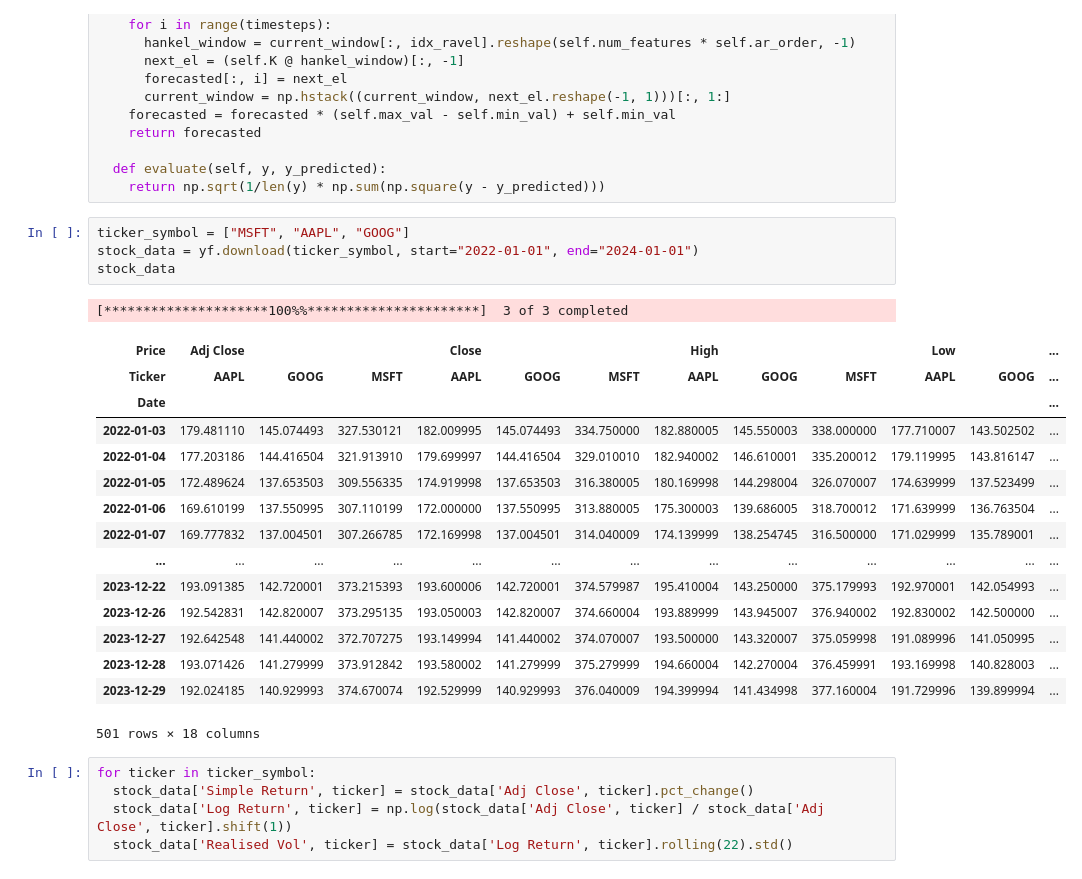
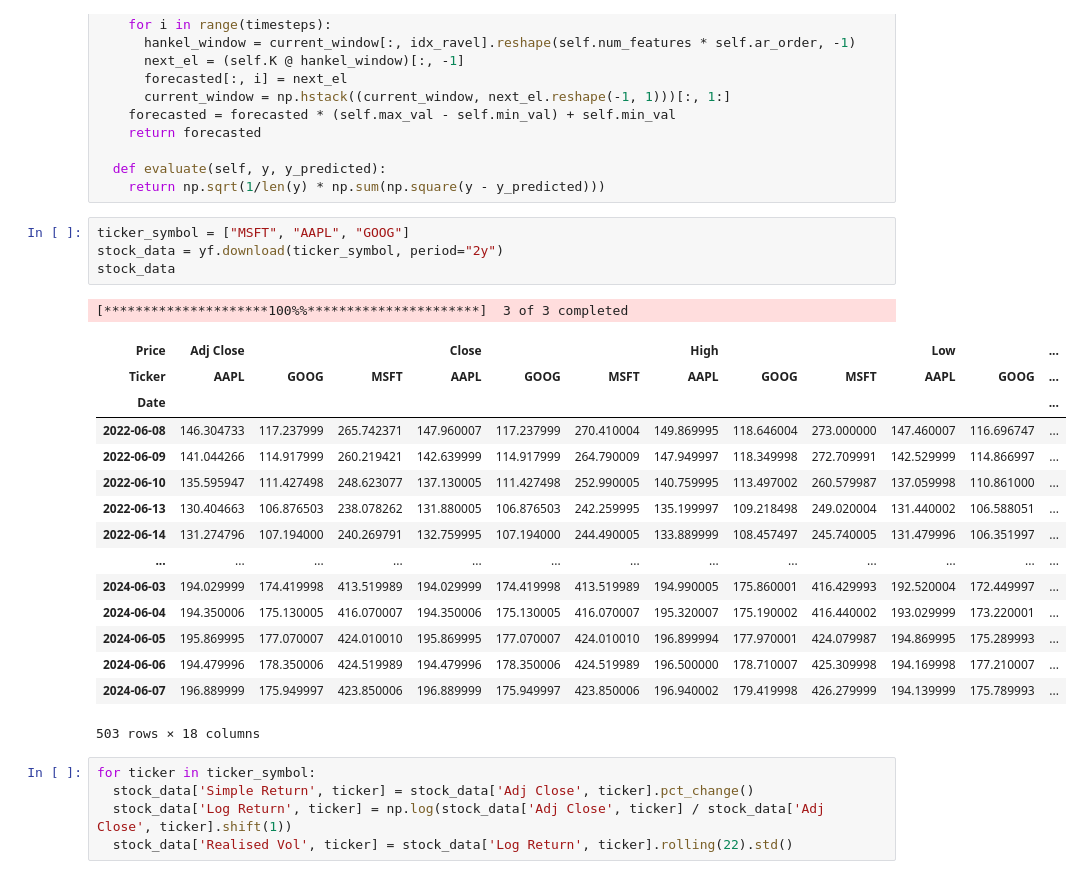
Before and after one commit to chrischris531/fyp, a Jupyter notebook: real_financial_datasets_notebook.ipynb, the cells around one changed output. Cells and saved outputs as stored; diff of their text form.

```diff
--- a/real_financial_datasets_notebook.ipynb
+++ b/real_financial_datasets_notebook.ipynb
@@ -205,25 +205,25 @@ class Stage6Algorithm():
     return np.sqrt(1/len(y) * np.sum(np.square(y - y_predicted)))
 # %%
 ticker_symbol = ["MSFT", "AAPL", "GOOG"]
-stock_data = yf.download(ticker_symbol, start="2022-01-01", end="2024-01-01")
+stock_data = yf.download(ticker_symbol, period="2y")
 stock_data
 # %% [output]
 [*********************100%%**********************]  3 of 3 completed
 | Price | Adj Close |  |  | Close |  |  | High |  |  | Low |  | ... |
 | Ticker | AAPL | GOOG | MSFT | AAPL | GOOG | MSFT | AAPL | GOOG | MSFT | AAPL | GOOG | ... |
 | Date |  |  |  |  |  |  |  |  |  |  |  | ... |
-| 2022-01-03 | 179.481110 | 145.074493 | 327.530121 | 182.009995 | 145.074493 | 334.750000 | 182.880005 | 145.550003 | 338.000000 | 177.710007 | 143.502502 | ... |
-| 2022-01-04 | 177.203186 | 144.416504 | 321.913910 | 179.699997 | 144.416504 | 329.010010 | 182.940002 | 146.610001 | 335.200012 | 179.119995 | 143.816147 | ... |
-| 2022-01-05 | 172.489624 | 137.653503 | 309.556335 | 174.919998 | 137.653503 | 316.380005 | 180.169998 | 144.298004 | 326.070007 | 174.639999 | 137.523499 | ... |
-| 2022-01-06 | 169.610199 | 137.550995 | 307.110199 | 172.000000 | 137.550995 | 313.880005 | 175.300003 | 139.686005 | 318.700012 | 171.639999 | 136.763504 | ... |
-| 2022-01-07 | 169.777832 | 137.004501 | 307.266785 | 172.169998 | 137.004501 | 314.040009 | 174.139999 | 138.254745 | 316.500000 | 171.029999 | 135.789001 | ... |
+| 2022-06-08 | 146.304733 | 117.237999 | 265.742371 | 147.960007 | 117.237999 | 270.410004 | 149.869995 | 118.646004 | 273.000000 | 147.460007 | 116.696747 | ... |
+| 2022-06-09 | 141.044266 | 114.917999 | 260.219421 | 142.639999 | 114.917999 | 264.790009 | 147.949997 | 118.349998 | 272.709991 | 142.529999 | 114.866997 | ... |
+| 2022-06-10 | 135.595947 | 111.427498 | 248.623077 | 137.130005 | 111.427498 | 252.990005 | 140.759995 | 113.497002 | 260.579987 | 137.059998 | 110.861000 | ... |
+| 2022-06-13 | 130.404663 | 106.876503 | 238.078262 | 131.880005 | 106.876503 | 242.259995 | 135.199997 | 109.218498 | 249.020004 | 131.440002 | 106.588051 | ... |
+| 2022-06-14 | 131.274796 | 107.194000 | 240.269791 | 132.759995 | 107.194000 | 244.490005 | 133.889999 | 108.457497 | 245.740005 | 131.479996 | 106.351997 | ... |
 | ... | ... | ... | ... | ... | ... | ... | ... | ... | ... | ... | ... | ... |
-| 2023-12-22 | 193.091385 | 142.720001 | 373.215393 | 193.600006 | 142.720001 | 374.579987 | 195.410004 | 143.250000 | 375.179993 | 192.970001 | 142.054993 | ... |
-| 2023-12-26 | 192.542831 | 142.820007 | 373.295135 | 193.050003 | 142.820007 | 374.660004 | 193.889999 | 143.945007 | 376.940002 | 192.830002 | 142.500000 | ... |
-| 2023-12-27 | 192.642548 | 141.440002 | 372.707275 | 193.149994 | 141.440002 | 374.070007 | 193.500000 | 143.320007 | 375.059998 | 191.089996 | 141.050995 | ... |
-| 2023-12-28 | 193.071426 | 141.279999 | 373.912842 | 193.580002 | 141.279999 | 375.279999 | 194.660004 | 142.270004 | 376.459991 | 193.169998 | 140.828003 | ... |
-| 2023-12-29 | 192.024185 | 140.929993 | 374.670074 | 192.529999 | 140.929993 | 376.040009 | 194.399994 | 141.434998 | 377.160004 | 191.729996 | 139.899994 | ... |
+| 2024-06-03 | 194.029999 | 174.419998 | 413.519989 | 194.029999 | 174.419998 | 413.519989 | 194.990005 | 175.860001 | 416.429993 | 192.520004 | 172.449997 | ... |
+| 2024-06-04 | 194.350006 | 175.130005 | 416.070007 | 194.350006 | 175.130005 | 416.070007 | 195.320007 | 175.190002 | 416.440002 | 193.029999 | 173.220001 | ... |
+| 2024-06-05 | 195.869995 | 177.070007 | 424.010010 | 195.869995 | 177.070007 | 424.010010 | 196.899994 | 177.970001 | 424.079987 | 194.869995 | 175.289993 | ... |
+| 2024-06-06 | 194.479996 | 178.350006 | 424.519989 | 194.479996 | 178.350006 | 424.519989 | 196.500000 | 178.710007 | 425.309998 | 194.169998 | 177.210007 | ... |
+| 2024-06-07 | 196.889999 | 175.949997 | 423.850006 | 196.889999 | 175.949997 | 423.850006 | 196.940002 | 179.419998 | 426.279999 | 194.139999 | 175.789993 | ... |
-501 rows × 18 columns
+503 rows × 18 columns
 # %%
 for ticker in ticker_symbol:
   stock_data['Simple Return', ticker] = stock_data['Adj Close', ticker].pct_change()
```
Also changed, not shown: parts of 7 cells of this notebook, 7 other files.
